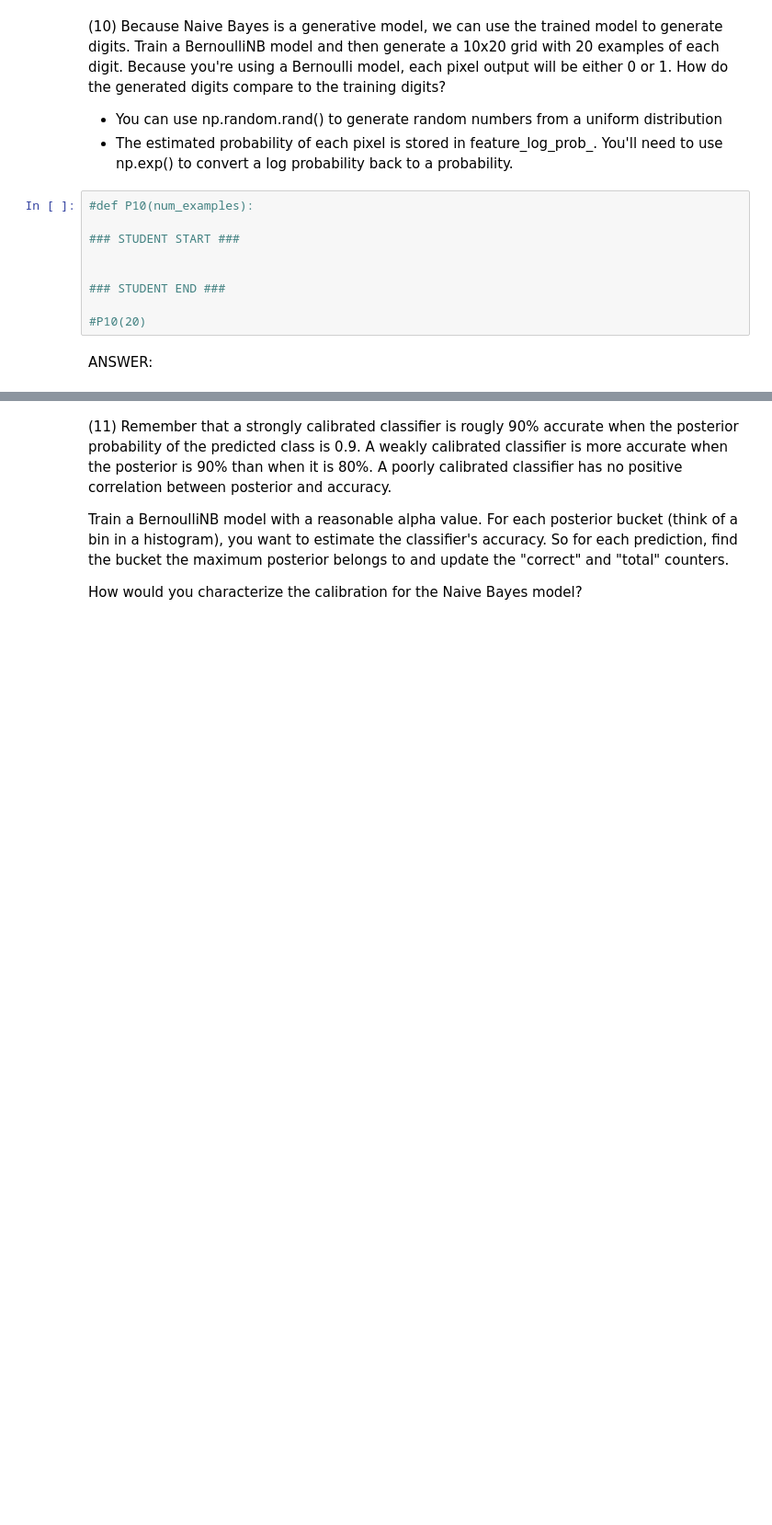
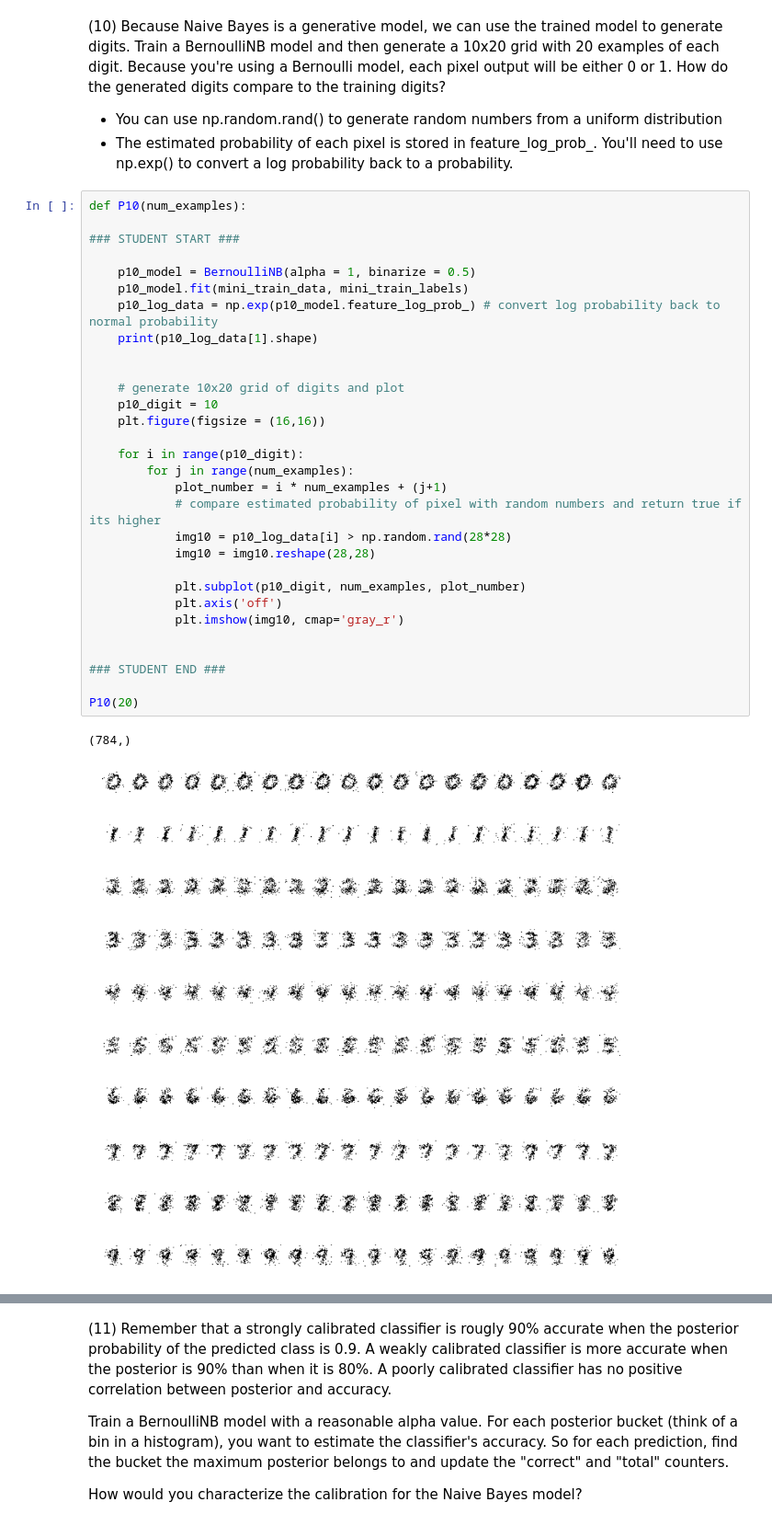
Before and after one commit to jjpeh/W207, a Jupyter notebook: Project/Project1/JunJun_Peh_p1.ipynb, the cells around one changed output, grey strips where cells are left out. Shown at 92% size. Cells and saved outputs as stored; diff of their text form; blank space fills up the shorter version.

```diff
--- a/Project/Project1/JunJun_Peh_p1.ipynb
+++ b/Project/Project1/JunJun_Peh_p1.ipynb
@@ -497,14 +522,36 @@ ANSWER:
 
 - You can use np.random.rand() to generate random numbers from a uniform distribution
 - The estimated probability of each pixel is stored in feature\_log\_prob\_. You'll need to use np.exp() to convert a log probability back to a probability.
-# %%
-#def P10(num_examples):
-
-### STUDENT START ###
-
-
-### STUDENT END ###
-
-#P10(20)
-# %% [markdown]
-ANSWER:
+# %%
+def P10(num_examples):
+
+### STUDENT START ###
+
+    p10_model = BernoulliNB(alpha = 1, binarize = 0.5)
+    p10_model.fit(mini_train_data, mini_train_labels)
+    p10_log_data = np.exp(p10_model.feature_log_prob_) # convert log probability back to normal probability
+    print(p10_log_data[1].shape)
+
+
+    # generate 10x20 grid of digits and plot
+    p10_digit = 10
+    plt.figure(figsize = (16,16))
+
+    for i in range(p10_digit):
+        for j in range(num_examples):
+            plot_number = i * num_examples + (j+1)
+            # compare estimated probability of pixel with random numbers and return true if its higher
+            img10 = p10_log_data[i] > np.random.rand(28*28)
+            img10 = img10.reshape(28,28)
+
+            plt.subplot(p10_digit, num_examples, plot_number)
+            plt.axis('off')
+            plt.imshow(img10, cmap='gray_r')
+
+
+### STUDENT END ###
+
+P10(20)
+# %% [output]
+(784,)
+[figure, added]
```
Also changed, not shown: parts of 9 cells of this notebook.
